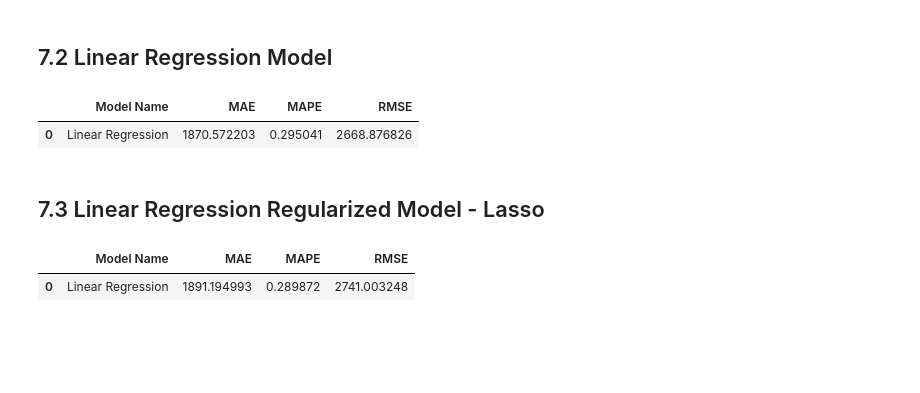
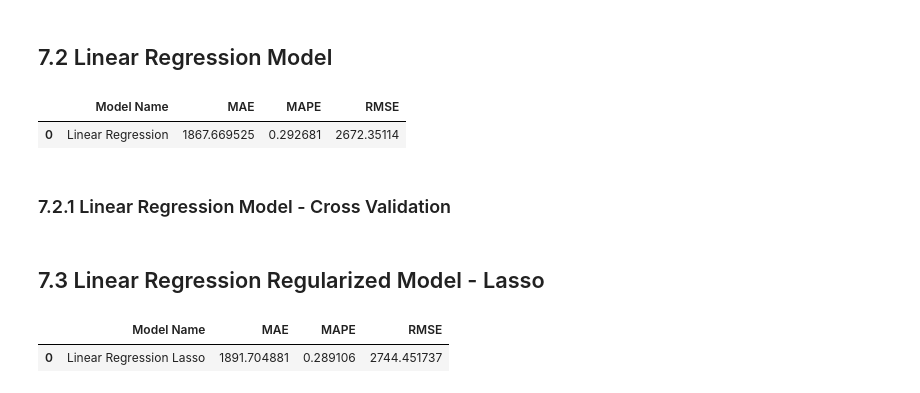
Before and after one commit to engmarcel/data_sicence_train_cds, a Jupyter notebook: analise_financeira_m07.ipynb, the cells around one changed output. Saved outputs shown, nothing was run; the diff lists cells and outputs as text; code cells hidden in the pictures; blank space fills up the shorter version.

```diff
--- a/analise_financeira_m07.ipynb
+++ b/analise_financeira_m07.ipynb
@@ -19,8 +22,8 @@ from sklearn.linear_model import LinearRegression, Lasso
 # %% [markdown]
 ## 0.1 Carregando Dataset
 # %%
-df_train_raw = pd.read_csv('C:/Users/dmjes/OneDrive/Escritorio/Data_Science_CDS/Data_Science_em_Produção/playground/train.csv', low_memory=False)
-df_store_raw = pd.read_csv('C:/Users/dmjes/OneDrive/Escritorio/Data_Science_CDS/Data_Science_em_Produção/playground/store.csv', low_memory=False)
+df_train_raw = pd.read_csv('C:/Users/dmjes/OneDrive/Escritorio/Python/Data_Science_CDS/Data_Science_em_Produção/playground/train.csv', low_memory=False)
+df_store_raw = pd.read_csv('C:/Users/dmjes/OneDrive/Escritorio/Python/Data_Science_CDS/Data_Science_em_Produção/playground/store.csv', low_memory=False)
 
 # merge
 df_raw = pd.merge(df_train_raw, df_store_raw, how='left', on='Store')
@@ -780,17 +823,18 @@ cols_selected_boruta= [
     'day_of_week_sin',
     'day_of_week_cos',
     'month_cos',
-    'month_cos',
+    'month_sin',
     'day_sin',
     'day_cos',
-    'week_of_year_cos',
+    'week_of_year_sin',
     'week_of_year_cos']
 
 # columns to add
 feat_to_add= ['date', 'sales']
 
 # final features
-#cols_selected_boruta.extend(feat_to_add)
+cols_selected_boruta_full= cols_selected_boruta.copy()
+cols_selected_boruta_full= cols_selected_boruta_full + feat_to_add
 # %% [markdown]
 # 7.0 Machine Learning Modelling
 # %%
@@ -830,4 +873,6 @@ lr_result= ml_error('Linear Regression', np.expm1(y_test), np.expm1(yhat_lr))
 lr_result
 # %% [output]
 |  | Model Name | MAE | MAPE | RMSE |
-| 0 | Linear Regression | 1870.572203 | 0.295041 | 2668.876826 |
+| 0 | Linear Regression | 1867.669525 | 0.292681 | 2672.35114 |
+# %% [markdown]
+### 7.2.1 Linear Regression Model - Cross Validation
@@ -836,13 +884,13 @@ lr_result
 # %%
 # model
 lrr= Lasso(alpha=0.01).fit(x_train, y_train)
 
 # prediction
 yhat_lrr= lrr.predict(x_test)
 
 #performance
-lrr_result= ml_error('Linear Regression', np.expm1(y_test), np.expm1(yhat_lrr))
+lrr_result= ml_error('Linear Regression Lasso', np.expm1(y_test), np.expm1(yhat_lrr))
 lrr_result
 # %% [output]
 |  | Model Name | MAE | MAPE | RMSE |
-| 0 | Linear Regression | 1891.194993 | 0.289872 | 2741.003248 |
+| 0 | Linear Regression Lasso | 1891.704881 | 0.289106 | 2744.451737 |
```
Also changed, not shown: parts of 22 cells of this notebook.
